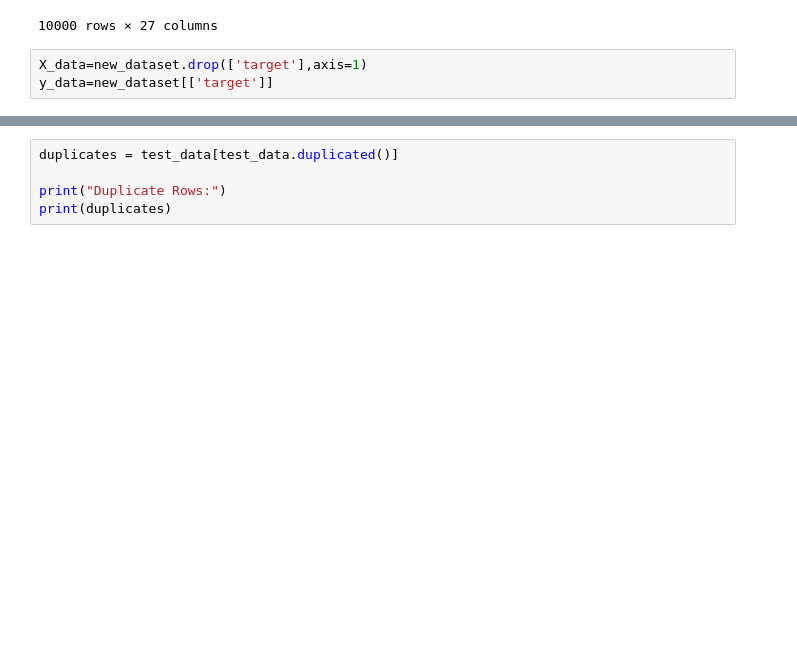
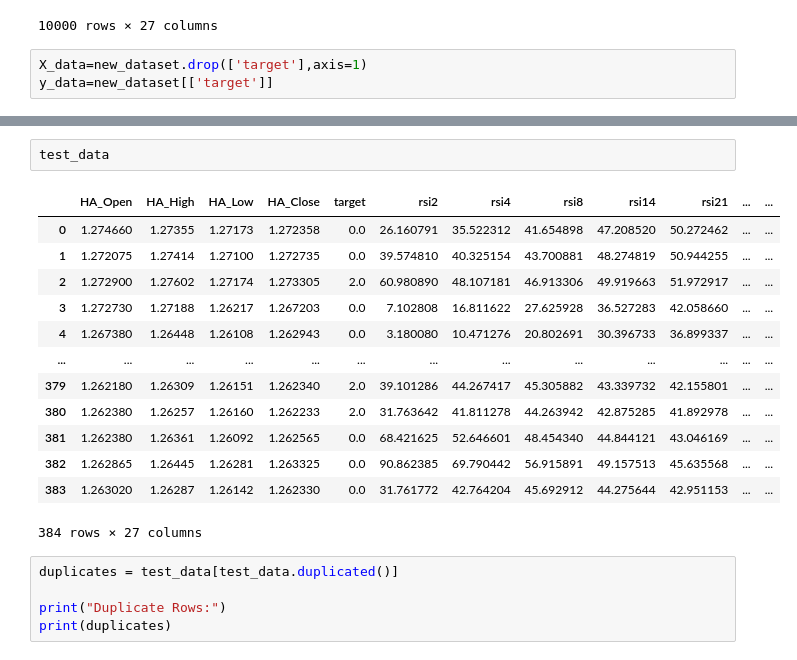
Before and after one commit to HasankaRajakaruna/Kaggle-Projects, a Jupyter notebook: Untitled29.ipynb, the cells around one changed output, grey strips where cells are left out. Saved outputs shown, nothing was run; the diff lists cells and outputs as text; blank space fills up the shorter version.

```diff
--- a/Untitled29.ipynb
+++ b/Untitled29.ipynb
@@ -356,3 +382,19 @@ Test Set Score: 0.787
+# %%
+test_data
+# %% [output]
+|  | HA_Open | HA_High | HA_Low | HA_Close | target | rsi2 | rsi4 | rsi8 | rsi14 | rsi21 | ... | ... |
+| 0 | 1.274660 | 1.27355 | 1.27173 | 1.272358 | 0.0 | 26.160791 | 35.522312 | 41.654898 | 47.208520 | 50.272462 | ... | ... |
+| 1 | 1.272075 | 1.27414 | 1.27100 | 1.272735 | 0.0 | 39.574810 | 40.325154 | 43.700881 | 48.274819 | 50.944255 | ... | ... |
+| 2 | 1.272900 | 1.27602 | 1.27174 | 1.273305 | 2.0 | 60.980890 | 48.107181 | 46.913306 | 49.919663 | 51.972917 | ... | ... |
+| 3 | 1.272730 | 1.27188 | 1.26217 | 1.267203 | 0.0 | 7.102808 | 16.811622 | 27.625928 | 36.527283 | 42.058660 | ... | ... |
+| 4 | 1.267380 | 1.26448 | 1.26108 | 1.262943 | 0.0 | 3.180080 | 10.471276 | 20.802691 | 30.396733 | 36.899337 | ... | ... |
+| ... | ... | ... | ... | ... | ... | ... | ... | ... | ... | ... | ... | ... |
+| 379 | 1.262180 | 1.26309 | 1.26151 | 1.262340 | 2.0 | 39.101286 | 44.267417 | 45.305882 | 43.339732 | 42.155801 | ... | ... |
+| 380 | 1.262380 | 1.26257 | 1.26160 | 1.262233 | 2.0 | 31.763642 | 41.811278 | 44.263942 | 42.875285 | 41.892978 | ... | ... |
+| 381 | 1.262380 | 1.26361 | 1.26092 | 1.262565 | 0.0 | 68.421625 | 52.646601 | 48.454340 | 44.844121 | 43.046169 | ... | ... |
+| 382 | 1.262865 | 1.26445 | 1.26281 | 1.263325 | 0.0 | 90.862385 | 69.790442 | 56.915891 | 49.157513 | 45.635568 | ... | ... |
+| 383 | 1.263020 | 1.26287 | 1.26142 | 1.262330 | 0.0 | 31.761772 | 42.764204 | 45.692912 | 44.275644 | 42.951153 | ... | ... |
+384 rows × 27 columns
 # %%
 duplicates = test_data[test_data.duplicated()]
 
```
Also changed, not shown: parts of 16 cells of this notebook.
